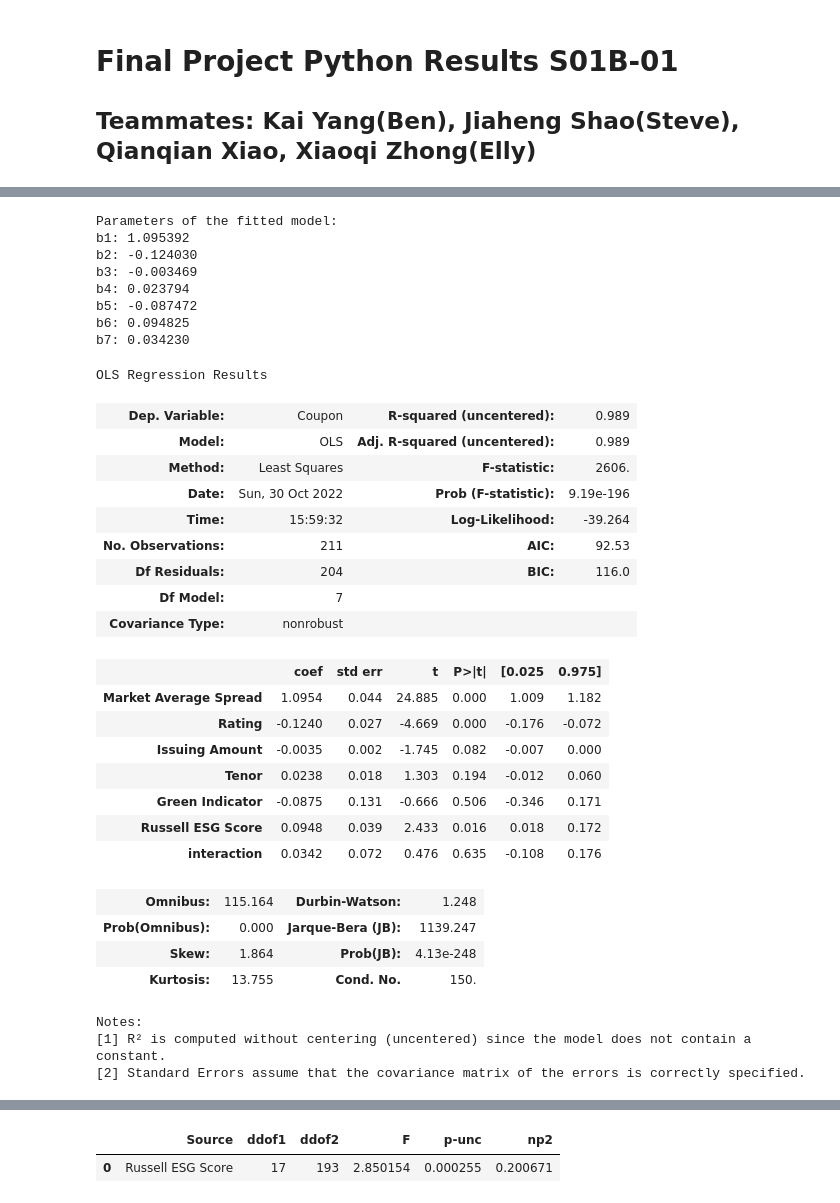
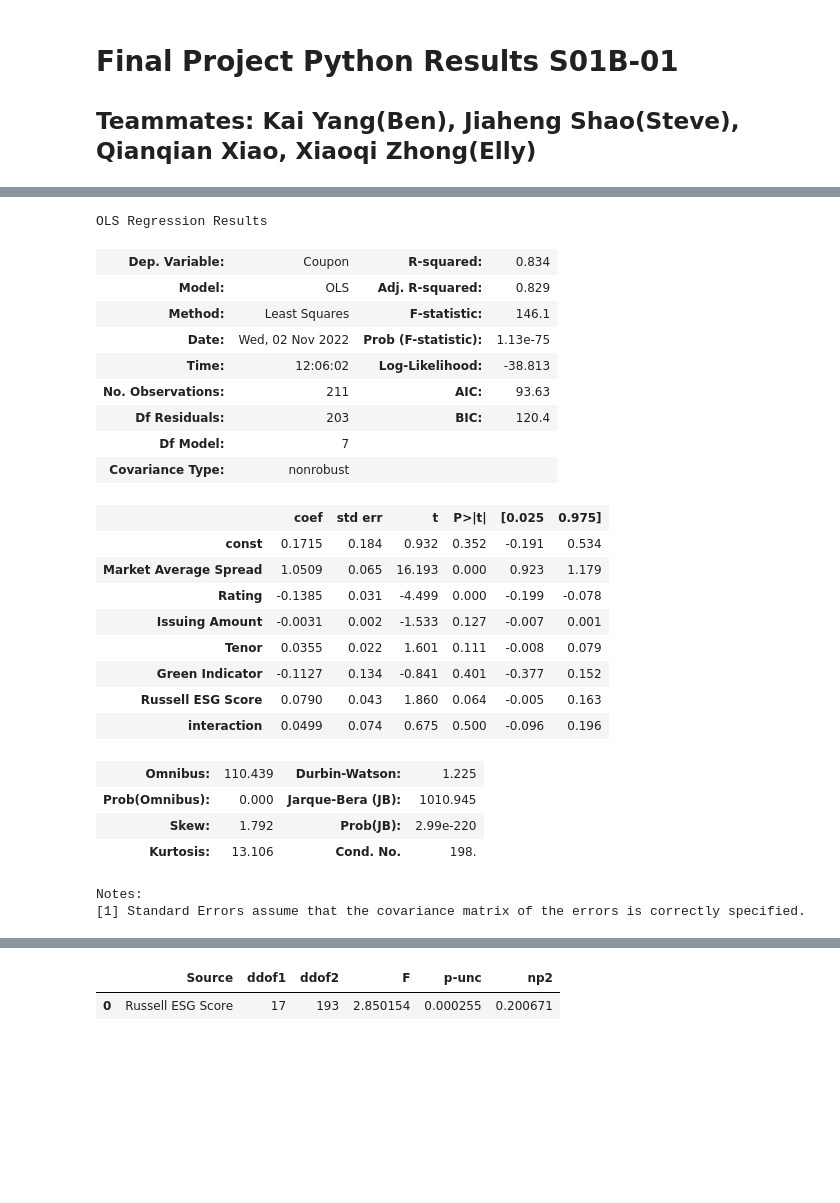
Before and after one commit to steveshao1213/Final_Project_nusbiz, a Jupyter notebook: Final_Project_Python.ipynb, the cells around one changed output, grey strips where cells are left out. Drawn from its saved outputs; the diff is of its cells as text; code cells hidden in the pictures; blank space fills up the shorter version.

```diff
--- a/Final_Project_Python.ipynb
+++ b/Final_Project_Python.ipynb
@@ -22,49 +19,40 @@ Set the environment variable OUTDATED_IGNORE=1 to disable these warnings.
 # %%
 #Test 1
 ## Processing the data
 factors1 = ["Market Average Spread", "Rating", "Issuing Amount", "Tenor", "Green Indicator", "Russell ESG Score", "interaction"]
 
-model1 = sm.OLS(data_1["Coupon"], data_1[factors1]).fit()
+X1 = sm.add_constant(data_1[factors1])
+model1 = sm.OLS(data_1["Coupon"], X1).fit()
 # Fit the model
-prediction1 = model1.predict(data_1[factors1])
+prediction1 = model1.predict(X1)
 # Print the parameters of the fitted model
-b1, b2, b3, b4, b5, b6, b7 = model1.params
-print("Parameters of the fitted model: \nb1: %f\nb2: %f\nb3: %f\nb4: %f\nb5: %f\nb6: %f\nb7: %f" % (b1, b2, b3, b4, b5, b6, b7))
 model1.summary()
 # %% [output]
-Parameters of the fitted model:
-b1: 1.095392
-b2: -0.124030
-b3: -0.003469
-b4: 0.023794
-b5: -0.087472
-b6: 0.094825
-b7: 0.034230
+OLS Regression Results
-OLS Regression Results
-| Dep. Variable: | Coupon | R-squared (uncentered): | 0.989 |
-| Model: | OLS | Adj. R-squared (uncentered): | 0.989 |
-| Method: | Least Squares | F-statistic: | 2606. |
-| Date: | Sun, 30 Oct 2022 | Prob (F-statistic): | 9.19e-196 |
-| Time: | 15:59:32 | Log-Likelihood: | -39.264 |
-| No. Observations: | 211 | AIC: | 92.53 |
-| Df Residuals: | 204 | BIC: | 116.0 |
+| Dep. Variable: | Coupon | R-squared: | 0.834 |
+| Model: | OLS | Adj. R-squared: | 0.829 |
+| Method: | Least Squares | F-statistic: | 146.1 |
+| Date: | Wed, 02 Nov 2022 | Prob (F-statistic): | 1.13e-75 |
+| Time: | 12:06:02 | Log-Likelihood: | -38.813 |
+| No. Observations: | 211 | AIC: | 93.63 |
+| Df Residuals: | 203 | BIC: | 120.4 |
 | Df Model: | 7 |  |  |
 | Covariance Type: | nonrobust |  |  |
 |  | coef | std err | t | P>|t| | [0.025 | 0.975] |
-| Market Average Spread | 1.0954 | 0.044 | 24.885 | 0.000 | 1.009 | 1.182 |
-| Rating | -0.1240 | 0.027 | -4.669 | 0.000 | -0.176 | -0.072 |
-| Issuing Amount | -0.0035 | 0.002 | -1.745 | 0.082 | -0.007 | 0.000 |
-| Tenor | 0.0238 | 0.018 | 1.303 | 0.194 | -0.012 | 0.060 |
-| Green Indicator | -0.0875 | 0.131 | -0.666 | 0.506 | -0.346 | 0.171 |
-| Russell ESG Score | 0.0948 | 0.039 | 2.433 | 0.016 | 0.018 | 0.172 |
-| interaction | 0.0342 | 0.072 | 0.476 | 0.635 | -0.108 | 0.176 |
+| const | 0.1715 | 0.184 | 0.932 | 0.352 | -0.191 | 0.534 |
+| Market Average Spread | 1.0509 | 0.065 | 16.193 | 0.000 | 0.923 | 1.179 |
+| Rating | -0.1385 | 0.031 | -4.499 | 0.000 | -0.199 | -0.078 |
+| Issuing Amount | -0.0031 | 0.002 | -1.533 | 0.127 | -0.007 | 0.001 |
+| Tenor | 0.0355 | 0.022 | 1.601 | 0.111 | -0.008 | 0.079 |
+| Green Indicator | -0.1127 | 0.134 | -0.841 | 0.401 | -0.377 | 0.152 |
+| Russell ESG Score | 0.0790 | 0.043 | 1.860 | 0.064 | -0.005 | 0.163 |
+| interaction | 0.0499 | 0.074 | 0.675 | 0.500 | -0.096 | 0.196 |
-| Omnibus: | 115.164 | Durbin-Watson: | 1.248 |
-| Prob(Omnibus): | 0.000 | Jarque-Bera (JB): | 1139.247 |
-| Skew: | 1.864 | Prob(JB): | 4.13e-248 |
-| Kurtosis: | 13.755 | Cond. No. | 150. |
+| Omnibus: | 110.439 | Durbin-Watson: | 1.225 |
+| Prob(Omnibus): | 0.000 | Jarque-Bera (JB): | 1010.945 |
+| Skew: | 1.792 | Prob(JB): | 2.99e-220 |
+| Kurtosis: | 13.106 | Cond. No. | 198. |
-Notes:
-[1] R² is computed without centering (uncentered) since the model does not contain a constant.
-[2] Standard Errors assume that the covariance matrix of the errors is correctly specified.
+Notes:
+[1] Standard Errors assume that the covariance matrix of the errors is correctly specified.
 # %%
 ## Obtaining the prediction and residual values
 result1 = pd.concat([prediction1, model1.resid], axis =1)
```
Also changed, not shown: parts of 12 cells of this notebook, 3 other files.
